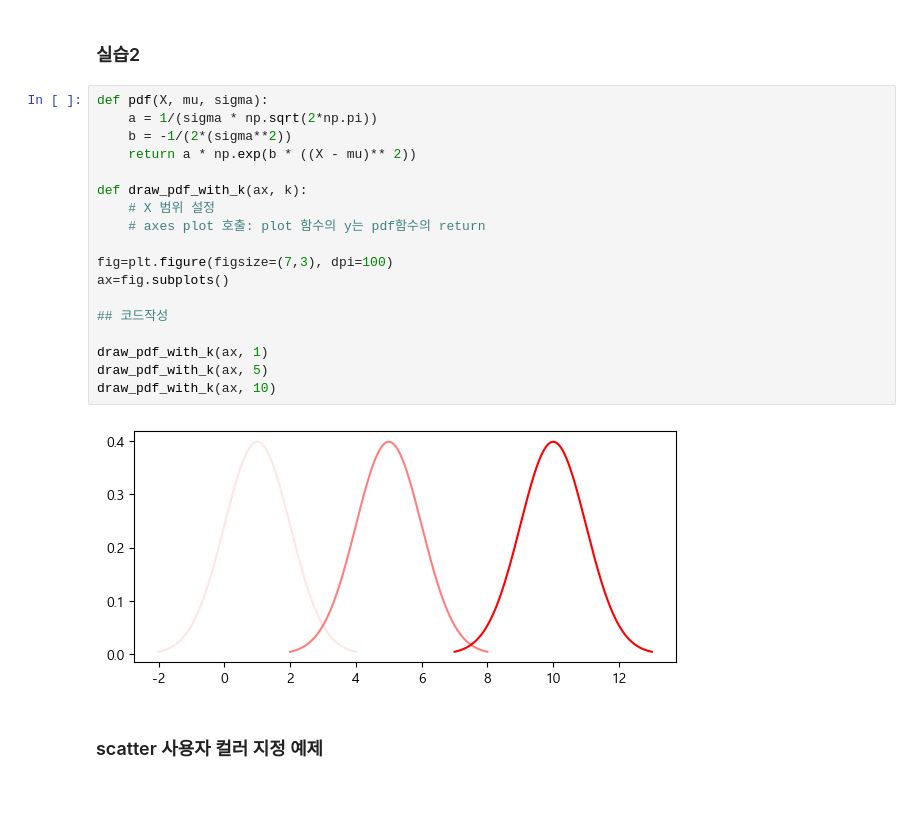
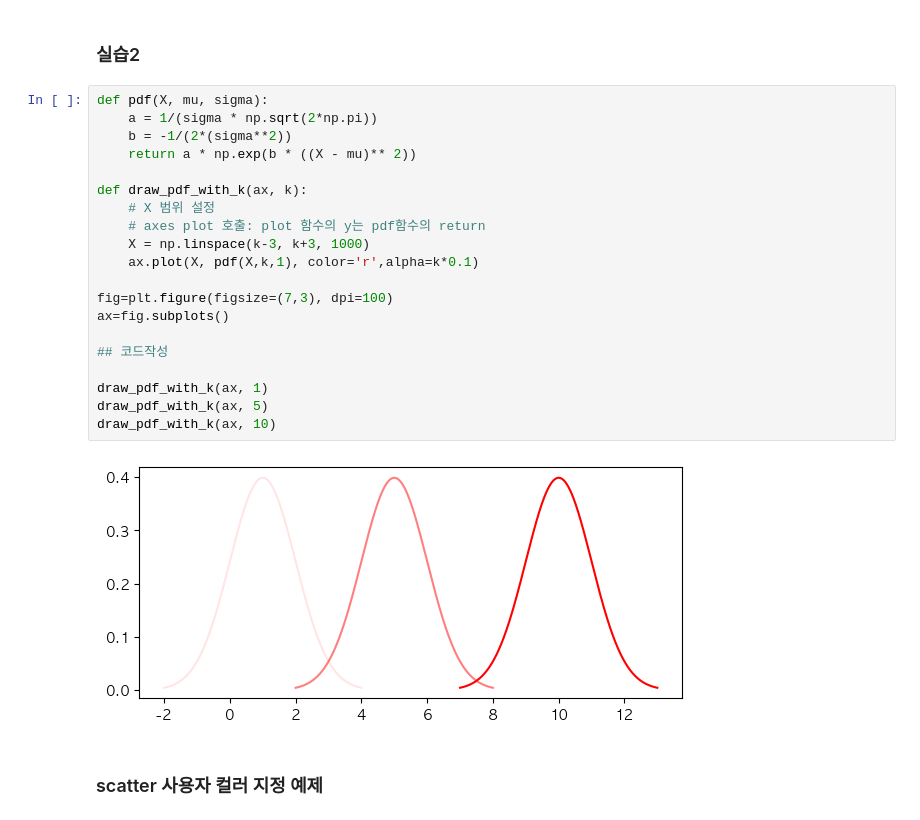
Before and after one commit to Woochang4862/USW-Data-Visualization, a Jupyter notebook: w6/dv2024_6w_code.ipynb, the cells around one changed output. Saved outputs shown, nothing was run; the diff lists cells and outputs as text; blank space fills up the shorter version.

```diff
--- a/w6/dv2024_6w_code.ipynb
+++ b/w6/dv2024_6w_code.ipynb
@@ -126,23 +126,25 @@ for i in range(5):
 # %%
 def pdf(X, mu, sigma):
     a = 1/(sigma * np.sqrt(2*np.pi))
     b = -1/(2*(sigma**2))
     return a * np.exp(b * ((X - mu)** 2))
 
 def draw_pdf_with_k(ax, k):
     # X 범위 설정
     # axes plot 호출: plot 함수의 y는 pdf함수의 return
+    X = np.linspace(k-3, k+3, 1000)
+    ax.plot(X, pdf(X,k,1), color='r',alpha=k*0.1)
 
 fig=plt.figure(figsize=(7,3), dpi=100)
 ax=fig.subplots()
 
 ## 코드작성
 
 draw_pdf_with_k(ax, 1)
 draw_pdf_with_k(ax, 5)
 draw_pdf_with_k(ax, 10)
 # %% [output]
-[figure, old version]
+[figure, new version]
 # %% [markdown]
 ### scatter 사용자 컬러 지정 예제
 # %%
```
Also changed, not shown: parts of 2 cells of this notebook.
